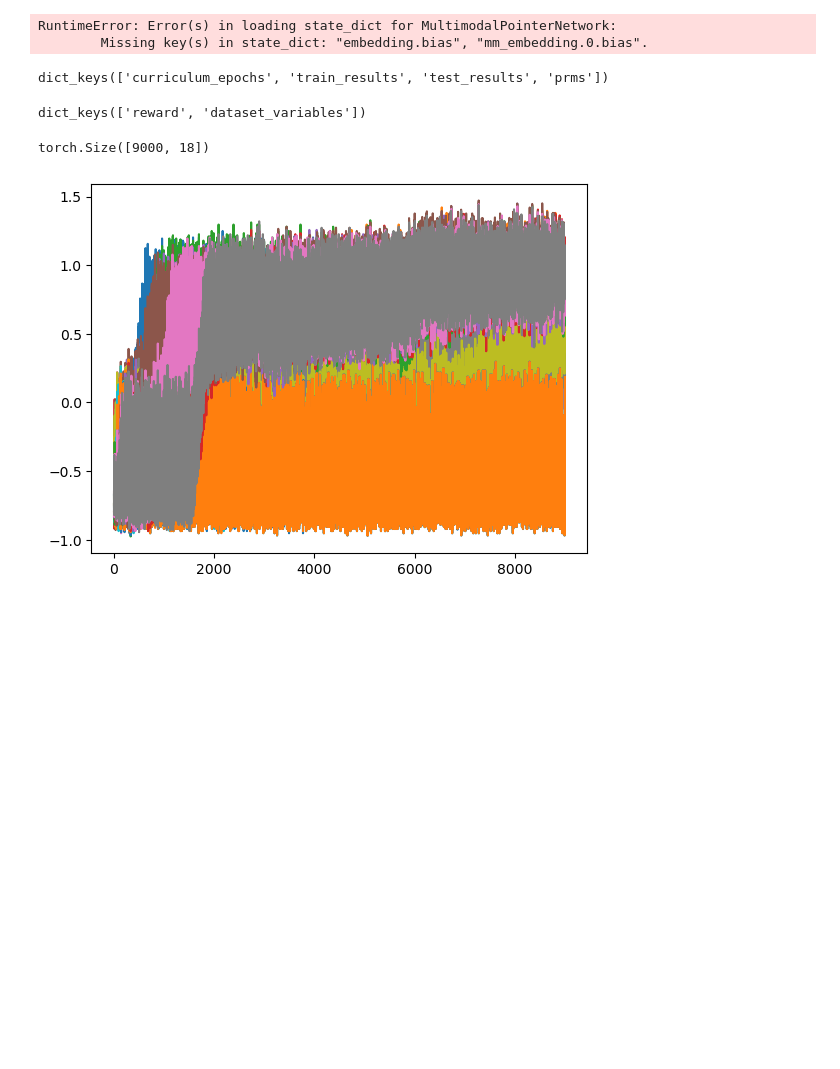
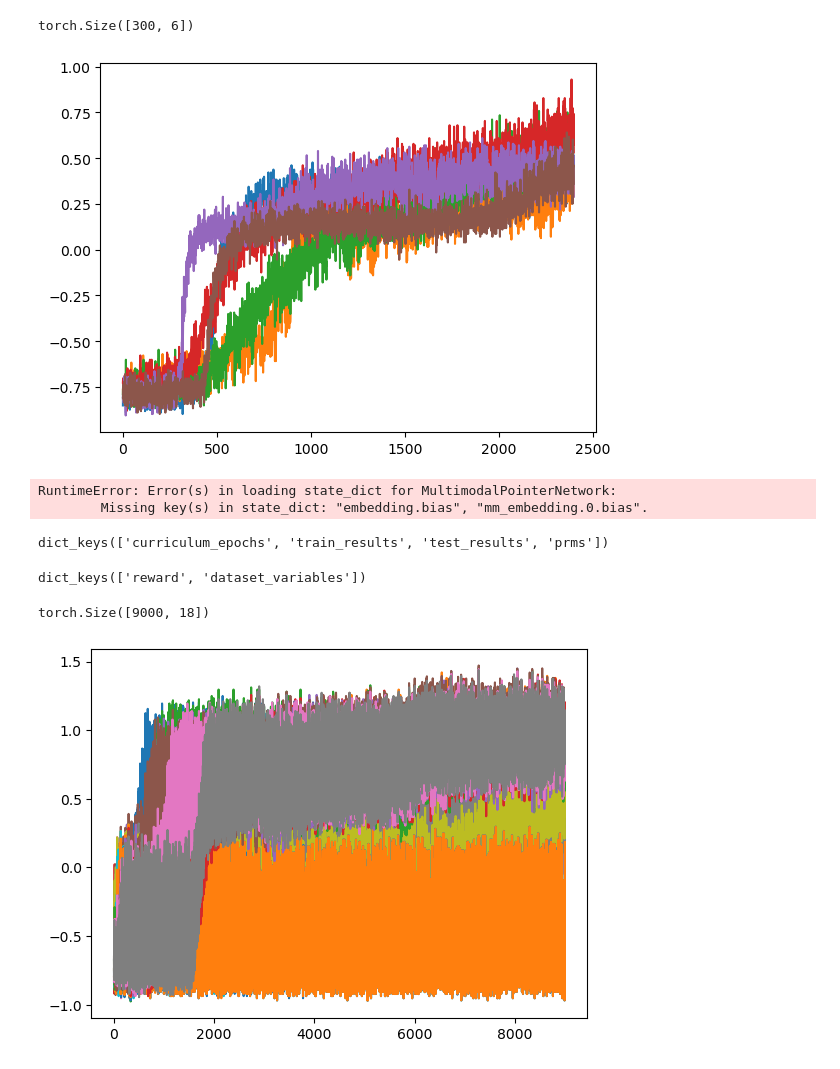
Before and after one commit to landoskape/pointersequencer, a Jupyter notebook: workspace.ipynb, the cells around one changed output. Drawn from its saved outputs; the diff is of its cells as text; code cells hidden in the pictures; blank space fills up the shorter version.

```diff
--- a/workspace.ipynb
+++ b/workspace.ipynb
@@ -83,14 +83,23 @@ from ptrseq.networks.net_utils import forward_batch
 experiment = "ptr_arch_comp"
 args = dict(
     task="dominoe_sequencer",
-    encoder_method="attention",
-    decoder_method="attention",
+    encoder_method="transformer",
+    decoder_method="transformer",
     replicates="1",
+    lr="1e-4",
+    wd="1e-6",
+    reward_gamma="0.99",
+    train_temperature_use_scheduler="True",
+    train_temperature_scheduler="expbase",
+    train_temperature_gamma="0.999",
+    train_temperature_initial_value="5.0",
+    train_temperature_final_value="1.0",
     timestamp="testing",
-    use_curriculum="True",
-    curriculum_epochs=["100", "100", "100"],
+    use_curriculum="False",
+    # curriculum_epochs=["100", "100", "100"],
+    train_epochs="2400",
     test_epochs="10",
-    token_range=["3", "12"],
+    # token_range=["12", "12"],
 )
 exp = get_experiment(experiment, build=True, args=build_args("--nosave", "--use_timestamp", kvargs=args))
 
@@ -103,3 +115,12 @@ results = dataset.train_and_test(exp, nets, optimizers, target_reward=True, do_t
+# %%
+results["train_results"]["reward"].shape
+# %% [output]
+torch.Size([300, 6])
+# %%
+plt.plot(torch.arange(exp.args.train_epochs), results["train_results"]["reward"])
+plt.show()
+# %% [output]
+[figure, added]
 # %%
 torch.set_grad_enabled(False)
 
```
Also changed, not shown: parts of 2 cells of this notebook.
